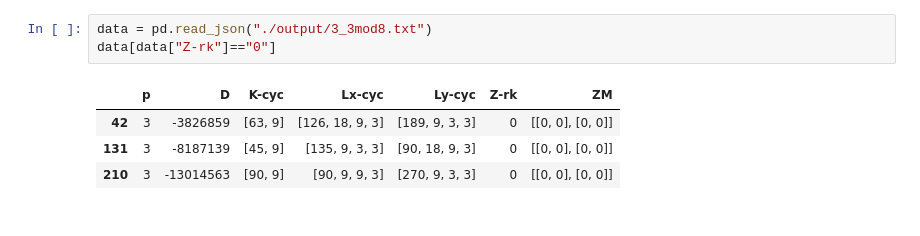
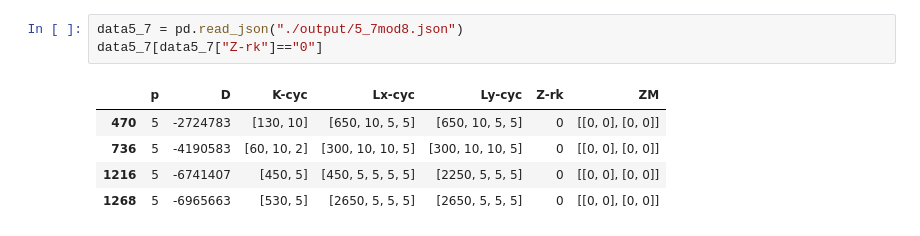
Before and after one commit to ericahlqvist/massey, a Jupyter notebook: explore-results.ipynb, the cells around one changed output. Cells and saved outputs as stored; diff of their text form.

```diff
--- a/explore-results.ipynb
+++ b/explore-results.ipynb
@@ -3,8 +53,9 @@ import pandas as pd
 # %%
-data = pd.read_json("./output/3_3mod8.txt")
-data[data["Z-rk"]=="0"]
+data5_7 = pd.read_json("./output/5_7mod8.json")
+data5_7[data5_7["Z-rk"]=="0"]
 # %% [output]
 |  | p | D | K-cyc | Lx-cyc | Ly-cyc | Z-rk | ZM |
-| 42 | 3 | -3826859 | [63, 9] | [126, 18, 9, 3] | [189, 9, 3, 3] | 0 | [[0, 0], [0, 0]] |
-| 131 | 3 | -8187139 | [45, 9] | [135, 9, 3, 3] | [90, 18, 9, 3] | 0 | [[0, 0], [0, 0]] |
-| 210 | 3 | -13014563 | [90, 9] | [90, 9, 9, 3] | [270, 9, 3, 3] | 0 | [[0, 0], [0, 0]] |
+| 470 | 5 | -2724783 | [130, 10] | [650, 10, 5, 5] | [650, 10, 5, 5] | 0 | [[0, 0], [0, 0]] |
+| 736 | 5 | -4190583 | [60, 10, 2] | [300, 10, 10, 5] | [300, 10, 10, 5] | 0 | [[0, 0], [0, 0]] |
+| 1216 | 5 | -6741407 | [450, 5] | [450, 5, 5, 5, 5] | [2250, 5, 5, 5] | 0 | [[0, 0], [0, 0]] |
+| 1268 | 5 | -6965663 | [530, 5] | [2650, 5, 5, 5] | [2650, 5, 5, 5] | 0 | [[0, 0], [0, 0]] |
```
Also changed, not shown: parts of 22 cells of this notebook, 4 other files.
